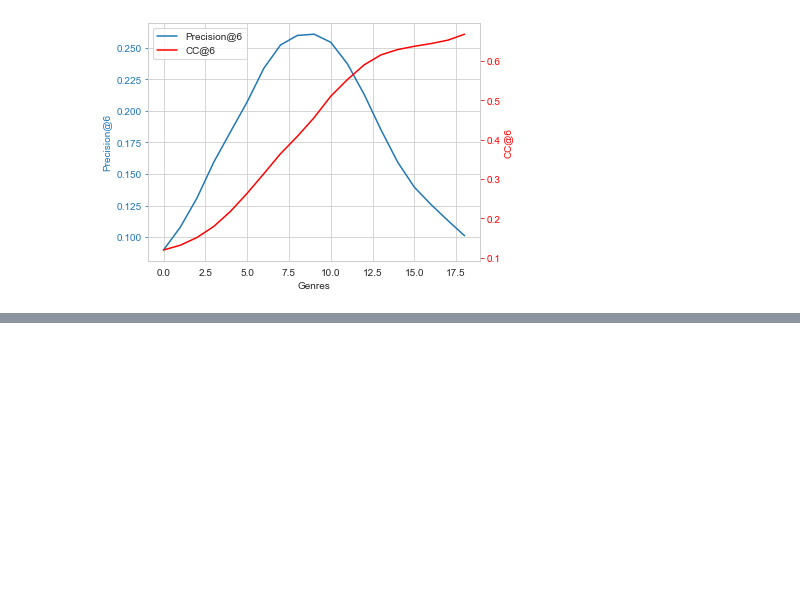
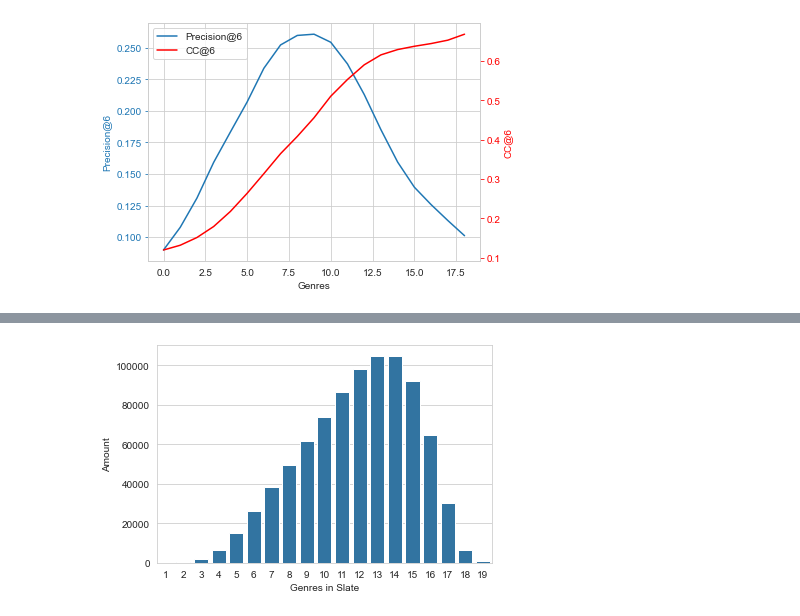
Before and after one commit to dferendo/RecommendationSystem, a Jupyter notebook: plots/slate_plot.ipynb, the cells around one changed output, grey strips where cells are left out. Cells and saved outputs as stored; diff of their text form; code cells hidden in the pictures; blank space fills up the shorter version.

Commit message:
ADded plots

```diff
--- a/plots/slate_plot.ipynb
+++ b/plots/slate_plot.ipynb
@@ -264 +265,18 @@ fig.savefig(f"genres_increasing.pdf")
 [figure]
+# %%
+df_genres = pd.read_csv('./data/different_data_genre.csv')
+
+df_genres.columns = ['algorithm', 'Genres in Slate', 'Amount']
+
+fig = sns.barplot(x="Genres in Slate", y="Amount", color='#1f77b4', data=df_genres[df_genres['algorithm'] == 'random'])
+fig.get_figure().savefig("random.pdf")
+plt.clf()
+
+fig =sns.barplot(x="Genres in Slate", y="Amount", color='#1f77b4', data=df_genres[df_genres['algorithm'] == 'future'])
+fig.get_figure().savefig("future.pdf")
+plt.clf()
+
+fig = sns.barplot(x="Genres in Slate", y="Amount", color='#1f77b4', data=df_genres[df_genres['algorithm'] == 'diverse'])
+fig.get_figure().savefig("diverse.pdf")
+# %% [output]
+[figure, added]
```
Also changed, not shown: parts of 1 cell of this notebook, 5 other files.
